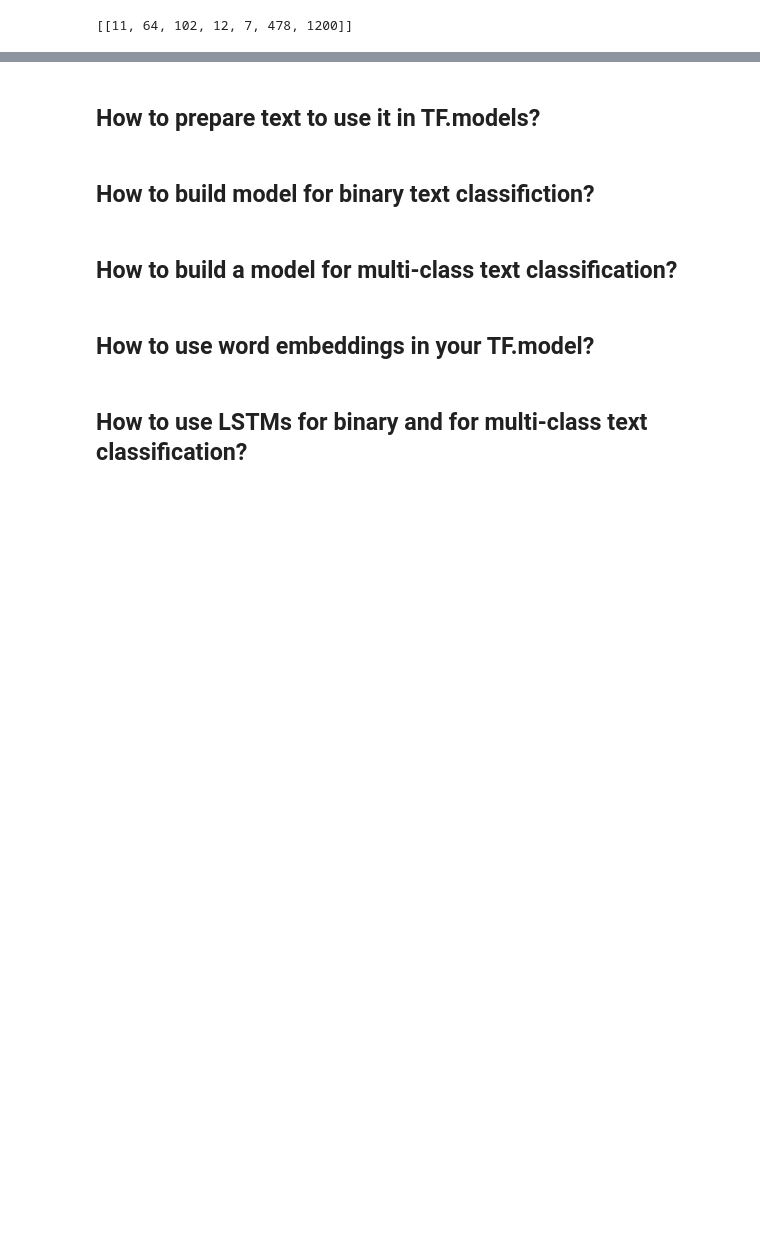
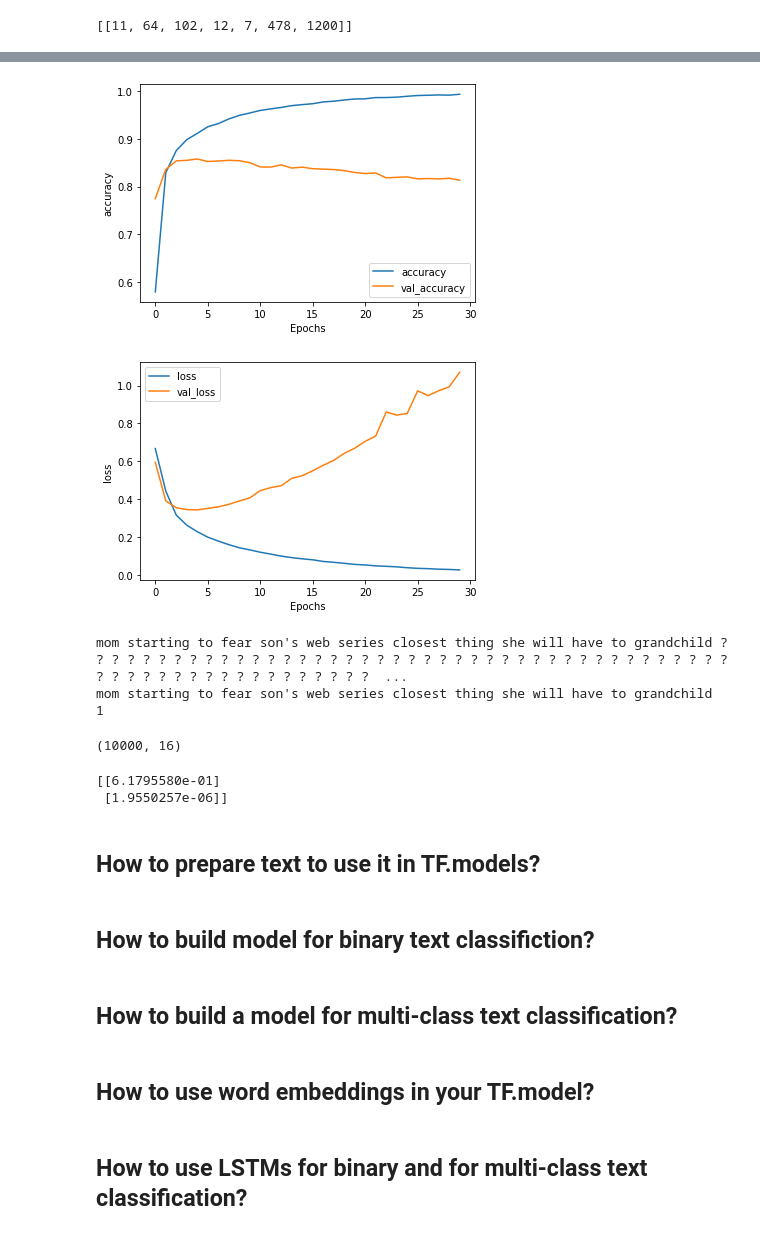
Before and after one commit to reneSalmon/Google_TensorFlow_Certificate, a Jupyter notebook: TensorFlow_Exam_practise.ipynb, the cells around one changed output, grey strips where cells are left out. Cells and saved outputs as stored; diff of their text form; code cells hidden in the pictures; blank space fills up the shorter version.

Commit message:
NLP - build single and multi layer LSTM and GRU model

```diff
--- a/TensorFlow_Exam_practise.ipynb
+++ b/TensorFlow_Exam_practise.ipynb
@@ -2394,0 +2471,17 @@ print(sequence)
+# %%
+# Load and store data
+with open("./sarcasm.json", 'r') as f:
+    datastore = json.load(f)
+
+sentences = []
+labels = []
+
+for item in datastore:
+    sentences.append(item['headline'])
+    labels.append(item['is_sarcastic'])
+# %%
+# Split data
+training_sentences = sentences[0:training_size]
+testing_sentences = sentences[training_size:]
+training_labels = labels[0:training_size]
+testing_labels = labels[training_size:]
@@ -2394,0 +2507,10 @@ print(sequence)
+# %%
+# Create model
+model = tf.keras.Sequential([
+    tf.keras.layers.Embedding(vocab_size, embedding_dim, input_length=max_length),
+    tf.keras.layers.GlobalAveragePooling1D(),
+    tf.keras.layers.Dense(24, activation='relu'),
+    tf.keras.layers.Dense(1, activation='sigmoid')
+])
+model.compile(loss='binary_crossentropy',optimizer='adam',metrics=['accuracy'])
+model.summary()
@@ -2394,0 +2536,4 @@ print(sequence)
+# %%
+#Train model
+num_epochs = 30
+history = model.fit(training_padded, training_labels, epochs=num_epochs, validation_data=(testing_padded, testing_labels), verbose=2)
@@ -2394,0 +2558,38 @@ print(sequence)
+# %%
+#Evalute performance
+import matplotlib.pyplot as plt
+
+def plot_graphs(history, string):
+  plt.plot(history.history[string])
+  plt.plot(history.history['val_'+string])
+  plt.xlabel("Epochs")
+  plt.ylabel(string)
+  plt.legend([string, 'val_'+string])
+  plt.show()
+
+plot_graphs(history, "accuracy")
+plot_graphs(history, "loss")
+# %% [output]
+[figure, added]
+[figure, added]
+# %%
+#Decode sentences
+reverse_word_index = dict([(value, key) for (key, value) in word_index.items()])
+
+def decode_sentence(text):
+    return ' '.join([reverse_word_index.get(i, '?') for i in text])
+
+print(decode_sentence(training_padded[2]))
+print(training_sentences[2])
+print(labels[2])
+# %% [output]
+mom starting to fear son's web series closest thing she will have to grandchild ? ? ? ? ? ? ? ? ? ? ? ? ? ? ? ? ? ? ? ? ? ? ? ? ? ? ? ? ? ? ? ? ? ? ? ? ? ? ? ? ? ? ? ? ? ? ? ? ? ? ? ? ? ? ? ? ? ? ? ?  ...
+mom starting to fear son's web series closest thing she will have to grandchild
+1
+# %%
+# Get shape of vocab_size and embedding_dim
+e = model.layers[0]
+weights = e.get_weights()[0]
+print(weights.shape)
+# %% [output]
+(10000, 16)
@@ -2395,3 +2608,11 @@ print(sequence)
+# %%
+sentence = ["granny starting to fear spiders in the garden might be real", "game of thrones season finale showing this sunday night"]
+sequences = tokenizer.texts_to_sequences(sentence)
+padded = pad_sequences(sequences, maxlen=max_length, padding=padding_type, truncating=trunc_type)
+print(model.predict(padded))
+# %% [output]
+[[6.1795580e-01]
+ [1.9550257e-06]]
 # %% [markdown]
 ## How to prepare text to use it in TF.models?
 # %% [markdown]
```
Also changed, not shown: parts of 38 cells of this notebook.
